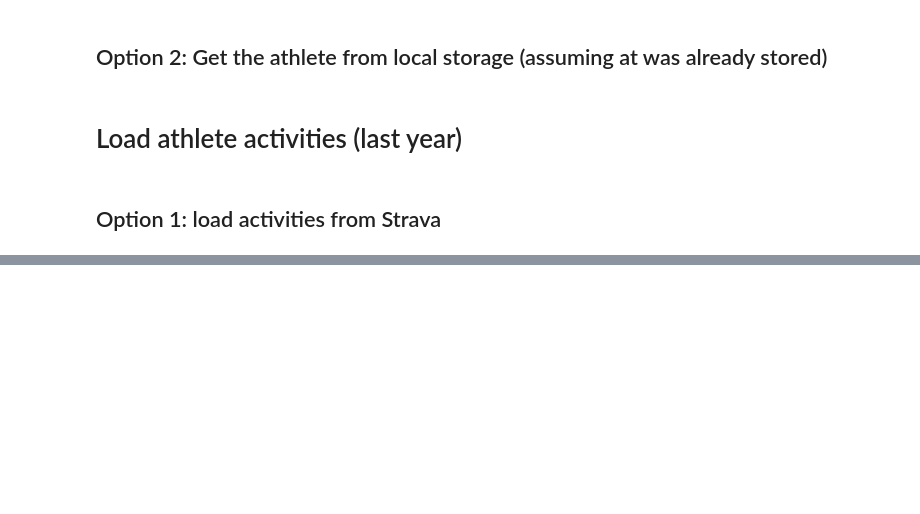
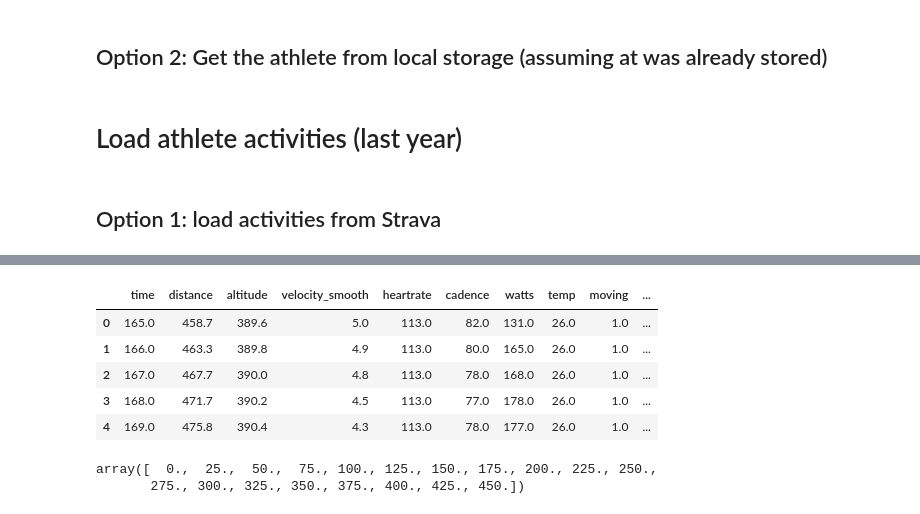
Before and after one commit to sladkovm/cycling-analytics, a Jupyter notebook: stravaio.ipynb, the cells around one changed output, grey strips where cells are left out. Saved outputs shown, nothing was run; the diff lists cells and outputs as text; code cells hidden in the pictures; blank space fills up the shorter version.

```diff
--- a/stravaio.ipynb
+++ b/stravaio.ipynb
@@ -62,0 +97,17 @@ HTTP response body: {"message":"Authorization Error","errors":[{"resource":"Athl
+# %%
+ftp=257
+strava_orange = '#fc4c02'
+df['color']= 'white'
+df.loc[df['watts'] > ftp*0.6, 'color'] = 'grey'
+df.loc[df['watts'] > ftp*0.9, 'color'] = strava_orange
+df[df['watts']==0] = None
+df = df.dropna()
+# %%
+df.head()
+# %% [output]
+|  | time | distance | altitude | velocity_smooth | heartrate | cadence | watts | temp | moving | ... |
+| 0 | 165.0 | 458.7 | 389.6 | 5.0 | 113.0 | 82.0 | 131.0 | 26.0 | 1.0 | ... |
+| 1 | 166.0 | 463.3 | 389.8 | 4.9 | 113.0 | 80.0 | 165.0 | 26.0 | 1.0 | ... |
+| 2 | 167.0 | 467.7 | 390.0 | 4.8 | 113.0 | 78.0 | 168.0 | 26.0 | 1.0 | ... |
+| 3 | 168.0 | 471.7 | 390.2 | 4.5 | 113.0 | 77.0 | 178.0 | 26.0 | 1.0 | ... |
+| 4 | 169.0 | 475.8 | 390.4 | 4.3 | 113.0 | 78.0 | 177.0 | 26.0 | 1.0 | ... |
@@ -62,0 +116,5 @@ HTTP response body: {"message":"Authorization Error","errors":[{"resource":"Athl
+# %%
+bins
+# %% [output]
+array([  0.,  25.,  50.,  75., 100., 125., 150., 175., 200., 225., 250.,
+       275., 300., 325., 350., 375., 400., 425., 450.])
```
Also changed, not shown: parts of 24 cells of this notebook, 2 other files.
